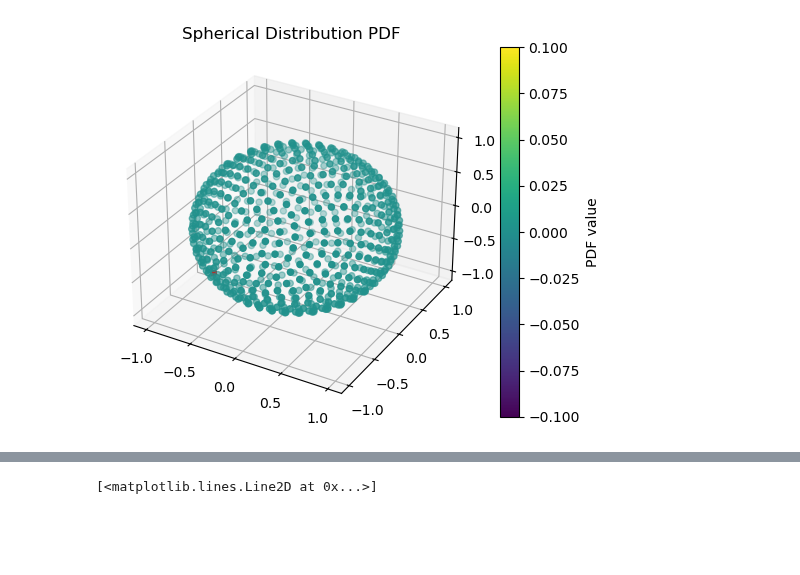
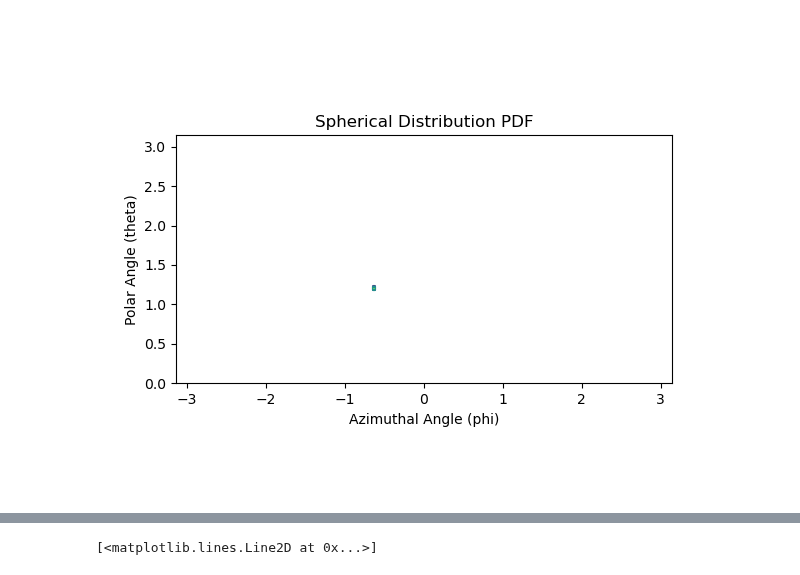
Before and after one commit to mackelab/dmri, a Jupyter notebook: notebooks/dmri_simulators.ipynb, the cells around one changed output, grey strips where cells are left out. Saved outputs shown, nothing was run; the diff lists cells and outputs as text; code cells hidden in the pictures; blank space fills up the shorter version.

```diff
--- a/notebooks/dmri_simulators.ipynb
+++ b/notebooks/dmri_simulators.ipynb
@@ -56,7 +58,8 @@ plt.plot(bvals, signal)
-# %%
-stick.to_fod().viz()
-# %% [output]
-[figure, removed]
+# %%
+%matplotlib widget
+stick.to_fod().viz(plot_type='polar')
+# %% [output]
+[figure, added]
 # %%
 theta = np.random.randn(Cylinder.theta_dim)
 stick = Cylinder.from_theta(theta)
```
Also changed, not shown: parts of 36 cells of this notebook, 10 other files.
